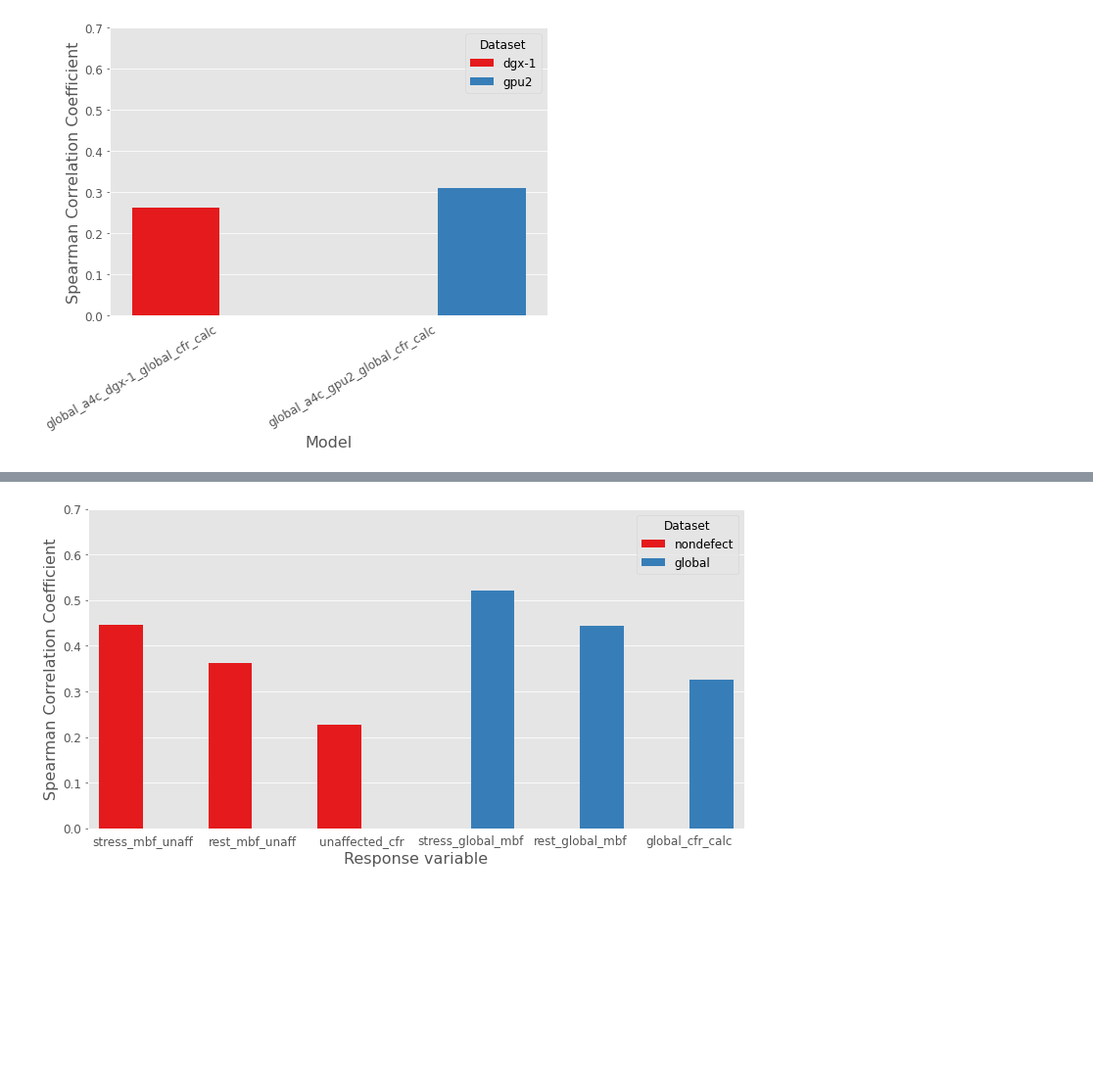
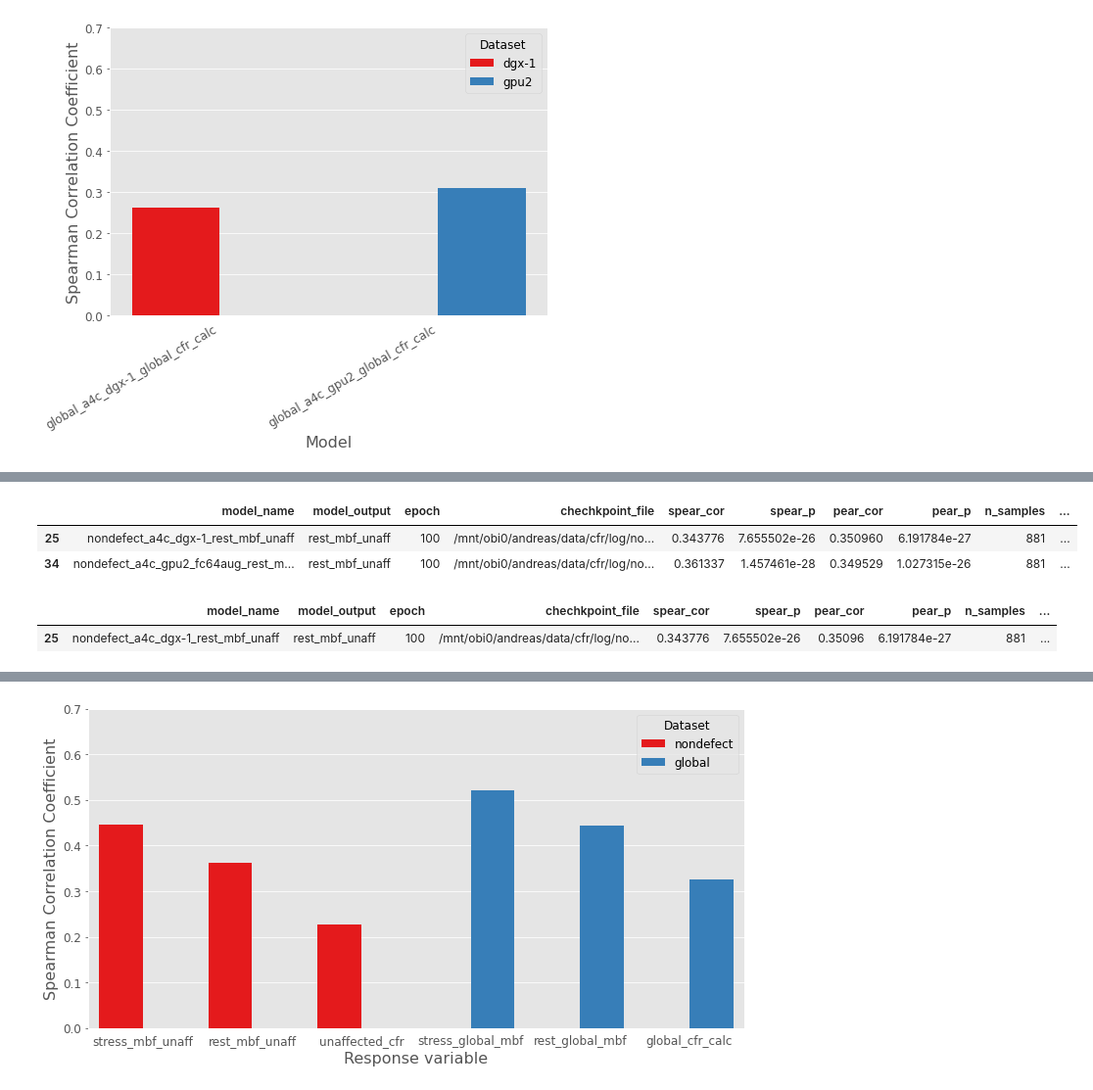
Before and after one commit to awerdich/werdich-cfr, a Jupyter notebook: notebooks/visualize_cfr_predictions.ipynb, the cells around one changed output, grey strips where cells are left out. Shown at 98% size. Cells and saved outputs as stored; diff of their text form; code cells hidden in the pictures; blank space fills up the shorter version.

```diff
--- a/notebooks/visualize_cfr_predictions.ipynb
+++ b/notebooks/visualize_cfr_predictions.ipynb
@@ -116,3 +142,16 @@ plt.show()
+# %%
+df_cor[df_cor.model_name.isin(['nondefect_a4c_gpu2_fc64aug_rest_mbf_unaff',
+                               'nondefect_a4c_dgx-1_rest_mbf_unaff']) & (df_cor.epoch==100)]
+# %% [output]
+|  | model_name | model_output | epoch | chechkpoint_file | spear_cor | spear_p | pear_cor | pear_p | n_samples | ... |
+| 25 | nondefect_a4c_dgx-1_rest_mbf_unaff | rest_mbf_unaff | 100 | /mnt/obi0/andreas/data/cfr/log/no... | 0.343776 | 7.655502e-26 | 0.350960 | 6.191784e-27 | 881 | ... |
+| 34 | nondefect_a4c_gpu2_fc64aug_rest_m... | rest_mbf_unaff | 100 | /mnt/obi0/andreas/data/cfr/log/no... | 0.361337 | 1.457461e-28 | 0.349529 | 1.027315e-26 | 881 | ... |
+# %%
+df_cor_rest_mbf_unaff = df_cor[(df_cor.model_name=='nondefect_a4c_dgx-1_rest_mbf_unaff') & (df_cor.epoch==100)]
+df_cor_rest_mbf_unaff
+# %% [output]
+|  | model_name | model_output | epoch | chechkpoint_file | spear_cor | spear_p | pear_cor | pear_p | n_samples | ... |
+| 25 | nondefect_a4c_dgx-1_rest_mbf_unaff | rest_mbf_unaff | 100 | /mnt/obi0/andreas/data/cfr/log/no... | 0.343776 | 7.655502e-26 | 0.35096 | 6.191784e-27 | 881 | ... |
 # %%
 df_corx = df_cor.loc[df_cor.groupby('model_output')['spear_cor'].idxmax()].reset_index(drop=True)
 df_corx = df_corx.sort_values(by = ['dset', 'spear_cor'], ascending=False)
```
Also changed, not shown: parts of 5 cells of this notebook, 1 other file.
